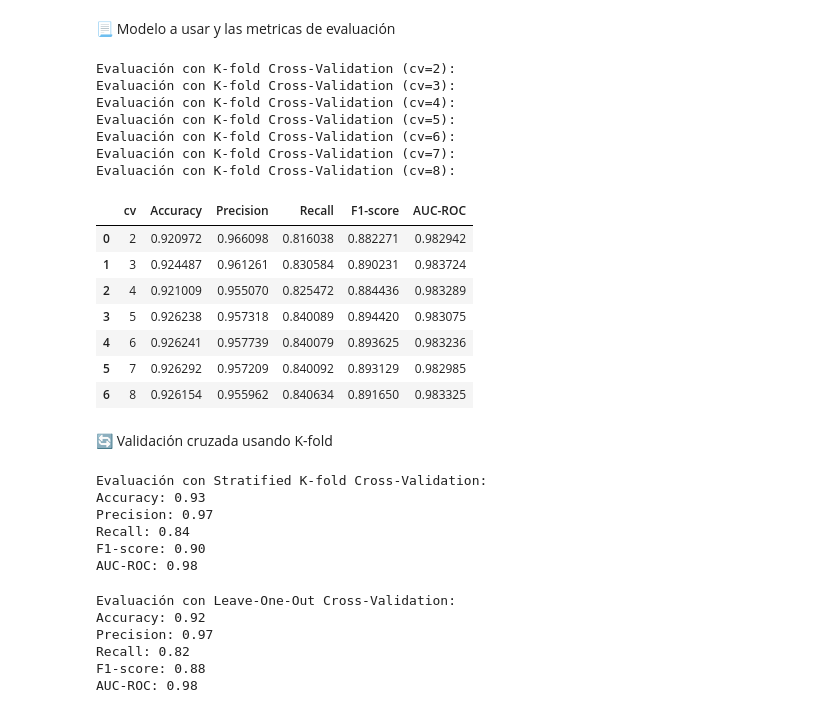
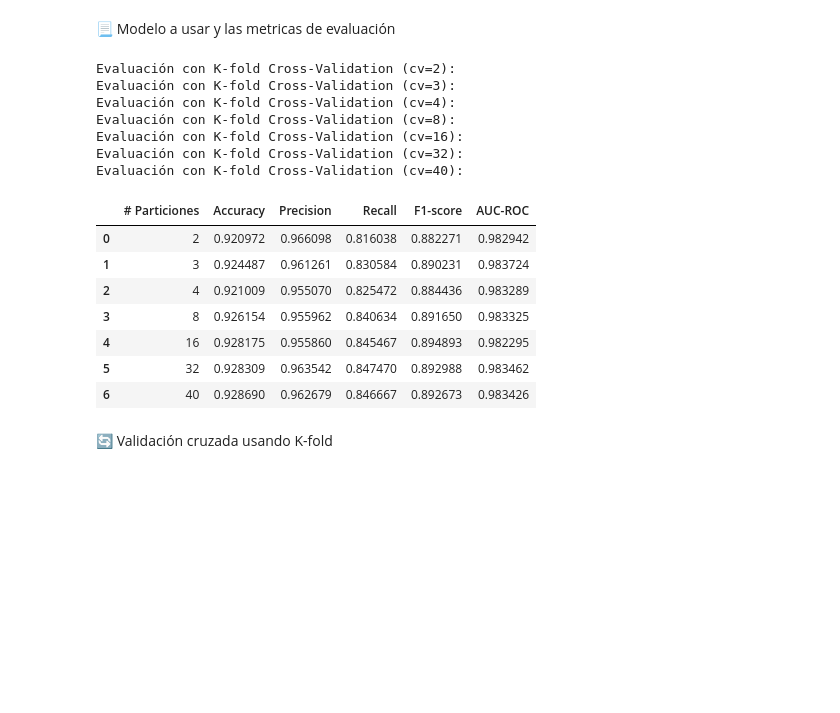
Before and after one commit to C0SS10/AI4ENG-II, a Jupyter notebook: Breast-Cancer-Wisconsin.ipynb, the cells around one changed output. Drawn from its saved outputs; the diff is of its cells as text; code cells hidden in the pictures; blank space fills up the shorter version.

```diff
--- a/Breast-Cancer-Wisconsin.ipynb
+++ b/Breast-Cancer-Wisconsin.ipynb
@@ -220,16 +235,17 @@ X_scaled = scaler.fit_transform(X)
 568    0
 Name: Diagnosis, Length: 569, dtype: int64
 # %%
-model = LogisticRegression(max_iter=569)
-scoring = {'accuracy': 'accuracy',
-           'precision': make_scorer(precision_score, pos_label='M'),
-           'recall': make_scorer(recall_score, pos_label='M'),
-           'f1': make_scorer(f1_score, pos_label='M'),
+model = LogisticRegression(max_iter=50)
+scoring = {'accuracy': make_scorer(accuracy_score),
+           'precision': make_scorer(precision_score),
+           'recall': make_scorer(recall_score),
+           'f1': make_scorer(f1_score),
            'roc_auc': 'roc_auc'}
 # %% [markdown]
 📃 Modelo a usar y las metricas de evaluación
 # %%
-def validaciónKFold(X, y, cv_values, model=LogisticRegression(max_iter=569), scoring=None):
+# Validación cruzada
+def valKFolds(X, y, cv_values, model, scoring=None):
     """
     Realiza la validación cruzada K-fold con diferentes valores de cv y muestra los resultados en una tabla.
 
@@ -241,80 +257,46 @@ def validaciónKFold(X, y, cv_values, model=LogisticRegression(max_iter=569), sc
     scoring (dict o None): Diccionario de métricas de evaluación a utilizar (por defecto, None).
     """
     # Inicializar una lista para almacenar los resultados
     results = []
 
     # Iterar sobre los diferentes valores de cv
     for cv in cv_values:
         print(f"Evaluación con K-fold Cross-Validation (cv={cv}):")
         scores = cross_validate(model, X, y, cv=cv, scoring=scoring)
 
         # Agregar los resultados a la lista
         results.append({
-            'cv': cv,
+            '# Particiones': cv,
             'Accuracy': scores['test_accuracy'].mean(),
             'Precision': scores['test_precision'].mean(),
             'Recall': scores['test_recall'].mean(),
             'F1-score': scores['test_f1'].mean(),
             'AUC-ROC': scores['test_roc_auc'].mean()
         })
 
     # Crear un DataFrame con los resultados
     results_df = pd.DataFrame(results)
     return results_df
 
-cv_values = [2, 3, 4, 5, 6, 7, 8]
-result = validaciónKFold(X_scaled, y, cv_values, scoring=scoring)
+cv_values = [2, 3, 4, 8, 16, 32, 40]
+result = valKFolds(X_scaled, y, cv_values, model, scoring=scoring)
 
 result
 # %% [output]
 Evaluación con K-fold Cross-Validation (cv=2):
 Evaluación con K-fold Cross-Validation (cv=3):
 Evaluación con K-fold Cross-Validation (cv=4):
-Evaluación con K-fold Cross-Validation (cv=5):
-Evaluación con K-fold Cross-Validation (cv=6):
-Evaluación con K-fold Cross-Validation (cv=7):
 Evaluación con K-fold Cross-Validation (cv=8):
+Evaluación con K-fold Cross-Validation (cv=16):
+Evaluación con K-fold Cross-Validation (cv=32):
+Evaluación con K-fold Cross-Validation (cv=40):
-|  | cv | Accuracy | Precision | Recall | F1-score | AUC-ROC |
+|  | # Particiones | Accuracy | Precision | Recall | F1-score | AUC-ROC |
 | 0 | 2 | 0.920972 | 0.966098 | 0.816038 | 0.882271 | 0.982942 |
 | 1 | 3 | 0.924487 | 0.961261 | 0.830584 | 0.890231 | 0.983724 |
 | 2 | 4 | 0.921009 | 0.955070 | 0.825472 | 0.884436 | 0.983289 |
-| 3 | 5 | 0.926238 | 0.957318 | 0.840089 | 0.894420 | 0.983075 |
-| 4 | 6 | 0.926241 | 0.957739 | 0.840079 | 0.893625 | 0.983236 |
-| 5 | 7 | 0.926292 | 0.957209 | 0.840092 | 0.893129 | 0.982985 |
-| 6 | 8 | 0.926154 | 0.955962 | 0.840634 | 0.891650 | 0.983325 |
+| 3 | 8 | 0.926154 | 0.955962 | 0.840634 | 0.891650 | 0.983325 |
+| 4 | 16 | 0.928175 | 0.955860 | 0.845467 | 0.894893 | 0.982295 |
+| 5 | 32 | 0.928309 | 0.963542 | 0.847470 | 0.892988 | 0.983462 |
+| 6 | 40 | 0.928690 | 0.962679 | 0.846667 | 0.892673 | 0.983426 |
 # %% [markdown]
 🔄 Validación cruzada usando K-fold
-# %%
-# 2. Validación cruzada Estratificada
-print("\nEvaluación con Stratified K-fold Cross-Validation:")
-skf = StratifiedKFold(n_splits=4, shuffle=True)
-scores = cross_validate(model, X_scaled, y, cv=skf, scoring=scoring)
-print("Accuracy: {:.2f}".format(scores['test_accuracy'].mean()))
-print("Precision: {:.2f}".format(scores['test_precision'].mean()))
-print("Recall: {:.2f}".format(scores['test_recall'].mean()))
-print("F1-score: {:.2f}".format(scores['test_f1'].mean()))
-print("AUC-ROC: {:.2f}".format(scores['test_roc_auc'].mean()))
-# %% [output]
-Evaluación con Stratified K-fold Cross-Validation:
-Accuracy: 0.93
-Precision: 0.97
-Recall: 0.84
-F1-score: 0.90
-AUC-ROC: 0.98
-# %%
-# 3. Leave-One-Out (LOO)
-print("\nEvaluación con Leave-One-Out Cross-Validation:")
-model = LogisticRegression(max_iter=569)
-scores = cross_validate(model, X_scaled, y, cv=2, scoring=scoring)
-print("Accuracy: {:.2f}".format(scores['test_accuracy'].mean()))
-print("Precision: {:.2f}".format(scores['test_precision'].mean()))
-print("Recall: {:.2f}".format(scores['test_recall'].mean()))
-print("F1-score: {:.2f}".format(scores['test_f1'].mean()))
-print("AUC-ROC: {:.2f}".format(scores['test_roc_auc'].mean()))
-# %% [output]
-Evaluación con Leave-One-Out Cross-Validation:
-Accuracy: 0.92
-Precision: 0.97
-Recall: 0.82
-F1-score: 0.88
-AUC-ROC: 0.98
```
Also changed, not shown: parts of 12 cells of this notebook.
